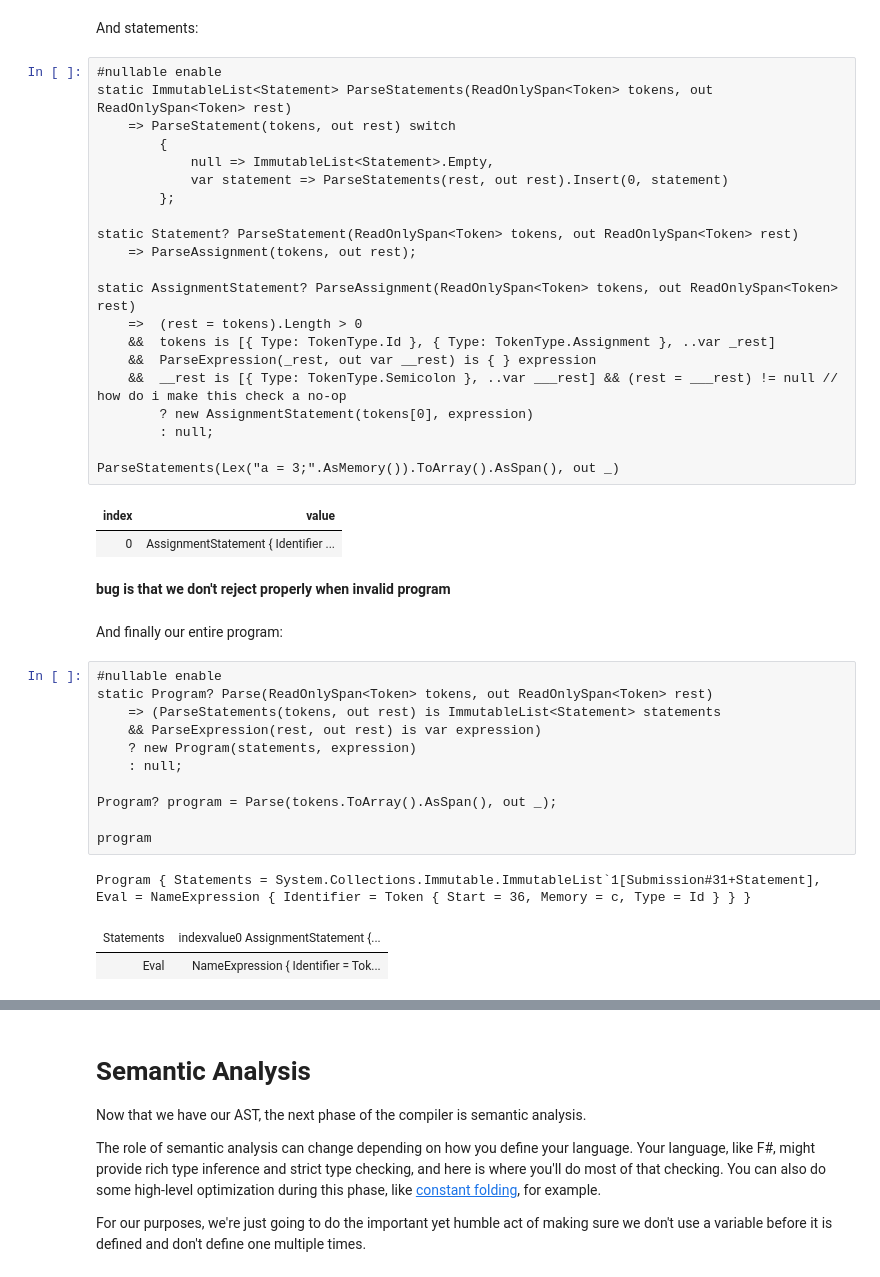
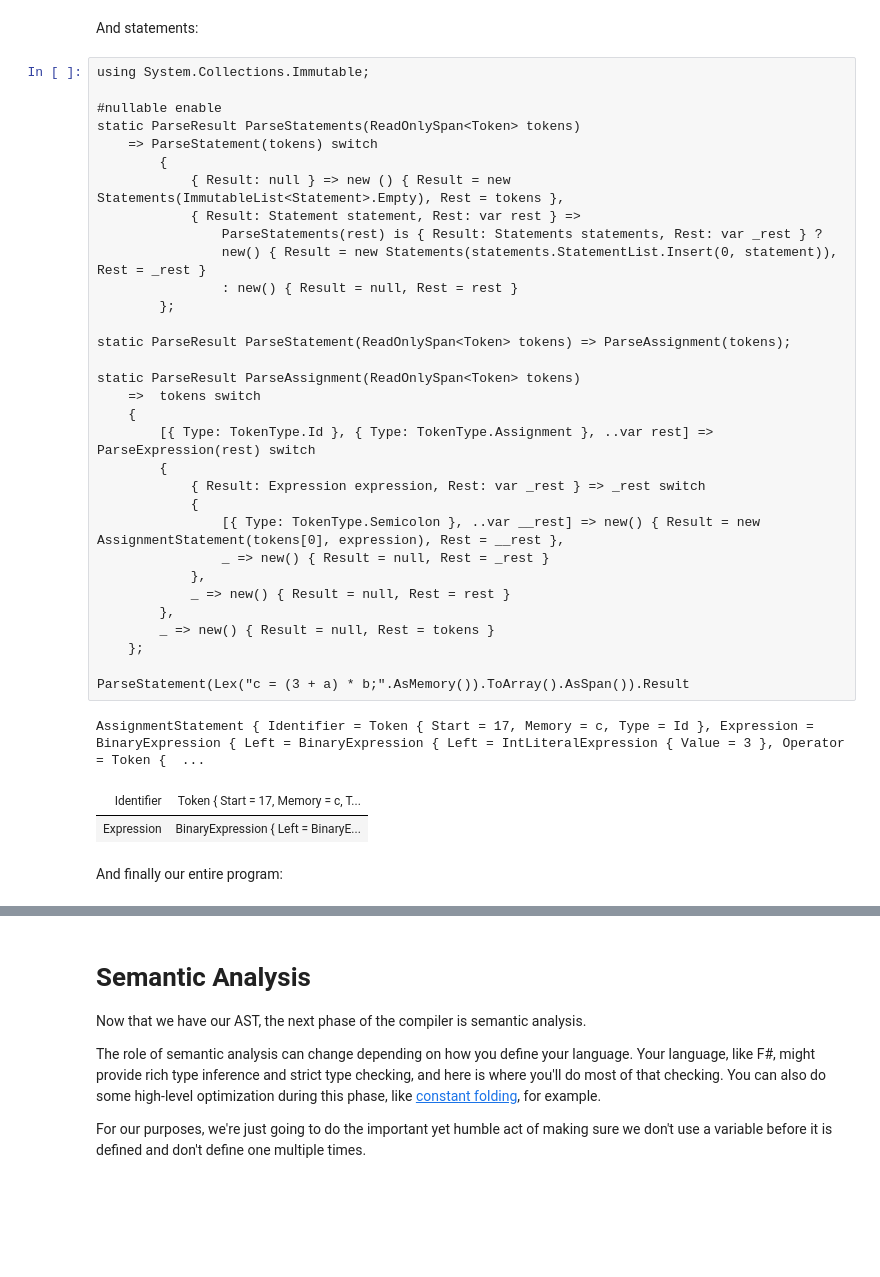
Before and after one commit to johnW-ret/Retruate.Languages, a Jupyter notebook: learn/recursive-descent.ipynb, the cells around one changed output, grey strips where cells are left out. Drawn from its saved outputs; the diff is of its cells as text; blank space fills up the shorter version.

Commit message:
Modified Parser in learn/recursive-descent.ipynb

```diff
--- a/learn/recursive-descent.ipynb
+++ b/learn/recursive-descent.ipynb
@@ -393,45 +645,40 @@ BinaryExpression { Left = IntLiteralExpression { Value = 3 }, Operator = Token {
 # %% [markdown]
 And statements:
 # %%
+using System.Collections.Immutable;
+
 #nullable enable
-static ImmutableList<Statement> ParseStatements(ReadOnlySpan<Token> tokens, out ReadOnlySpan<Token> rest)
-    => ParseStatement(tokens, out rest) switch
+static ParseResult ParseStatements(ReadOnlySpan<Token> tokens)
+    => ParseStatement(tokens) switch
         {
-            null => ImmutableList<Statement>.Empty,
-            var statement => ParseStatements(rest, out rest).Insert(0, statement)
+            { Result: null } => new () { Result = new Statements(ImmutableList<Statement>.Empty), Rest = tokens },
+            { Result: Statement statement, Rest: var rest } =>
+                ParseStatements(rest) is { Result: Statements statements, Rest: var _rest } ?
+                new() { Result = new Statements(statements.StatementList.Insert(0, statement)), Rest = _rest }
+                : new() { Result = null, Rest = rest }
         };
 
-static Statement? ParseStatement(ReadOnlySpan<Token> tokens, out ReadOnlySpan<Token> rest)
-    => ParseAssignment(tokens, out rest);
+static ParseResult ParseStatement(ReadOnlySpan<Token> tokens) => ParseAssignment(tokens);
 
-static AssignmentStatement? ParseAssignment(ReadOnlySpan<Token> tokens, out ReadOnlySpan<Token> rest)
-    =>  (rest = tokens).Length > 0
-    &&  tokens is [{ Type: TokenType.Id }, { Type: TokenType.Assignment }, ..var _rest]
-    &&  ParseExpression(_rest, out var __rest) is { } expression
-    &&  __rest is [{ Type: TokenType.Semicolon }, ..var ___rest] && (rest = ___rest) != null // how do i make this check a no-op
-        ? new AssignmentStatement(tokens[0], expression)
-        : null;
+static ParseResult ParseAssignment(ReadOnlySpan<Token> tokens)
+    =>  tokens switch
+    {
+        [{ Type: TokenType.Id }, { Type: TokenType.Assignment }, ..var rest] => ParseExpression(rest) switch
+        {
+            { Result: Expression expression, Rest: var _rest } => _rest switch
+            {
+                [{ Type: TokenType.Semicolon }, ..var __rest] => new() { Result = new AssignmentStatement(tokens[0], expression), Rest = __rest },
+                _ => new() { Result = null, Rest = _rest }
+            },
+            _ => new() { Result = null, Rest = rest }
+        },
+        _ => new() { Result = null, Rest = tokens }
+    };
 
-ParseStatements(Lex("a = 3;".AsMemory()).ToArray().AsSpan(), out _)
+ParseStatement(Lex("c = (3 + a) * b;".AsMemory()).ToArray().AsSpan()).Result
 # %% [output]
+AssignmentStatement { Identifier = Token { Start = 17, Memory = c, Type = Id }, Expression = BinaryExpression { Left = BinaryExpression { Left = IntLiteralExpression { Value = 3 }, Operator = Token {  ...
-| index | value |
-| 0 | AssignmentStatement { Identifier ... |
+| Identifier | Token { Start = 17, Memory = c, T... |
+| Expression | BinaryExpression { Left = BinaryE... |
-# %% [markdown]
-**bug is that we don't reject properly when invalid program**
 # %% [markdown]
 And finally our entire program:
-# %%
-#nullable enable
-static Program? Parse(ReadOnlySpan<Token> tokens, out ReadOnlySpan<Token> rest)
-    => (ParseStatements(tokens, out rest) is ImmutableList<Statement> statements
-    && ParseExpression(rest, out rest) is var expression)
-    ? new Program(statements, expression)
-    : null;
-
-Program? program = Parse(tokens.ToArray().AsSpan(), out _);
-
-program
-# %% [output]
-Program { Statements = System.Collections.Immutable.ImmutableList`1[Submission#31+Statement], Eval = NameExpression { Identifier = Token { Start = 36, Memory = c, Type = Id } } }
-| Statements | indexvalue0 AssignmentStatement {... |
-| Eval | NameExpression { Identifier = Tok... |
```
Also changed, not shown: parts of 68 cells of this notebook, 3 other files.
